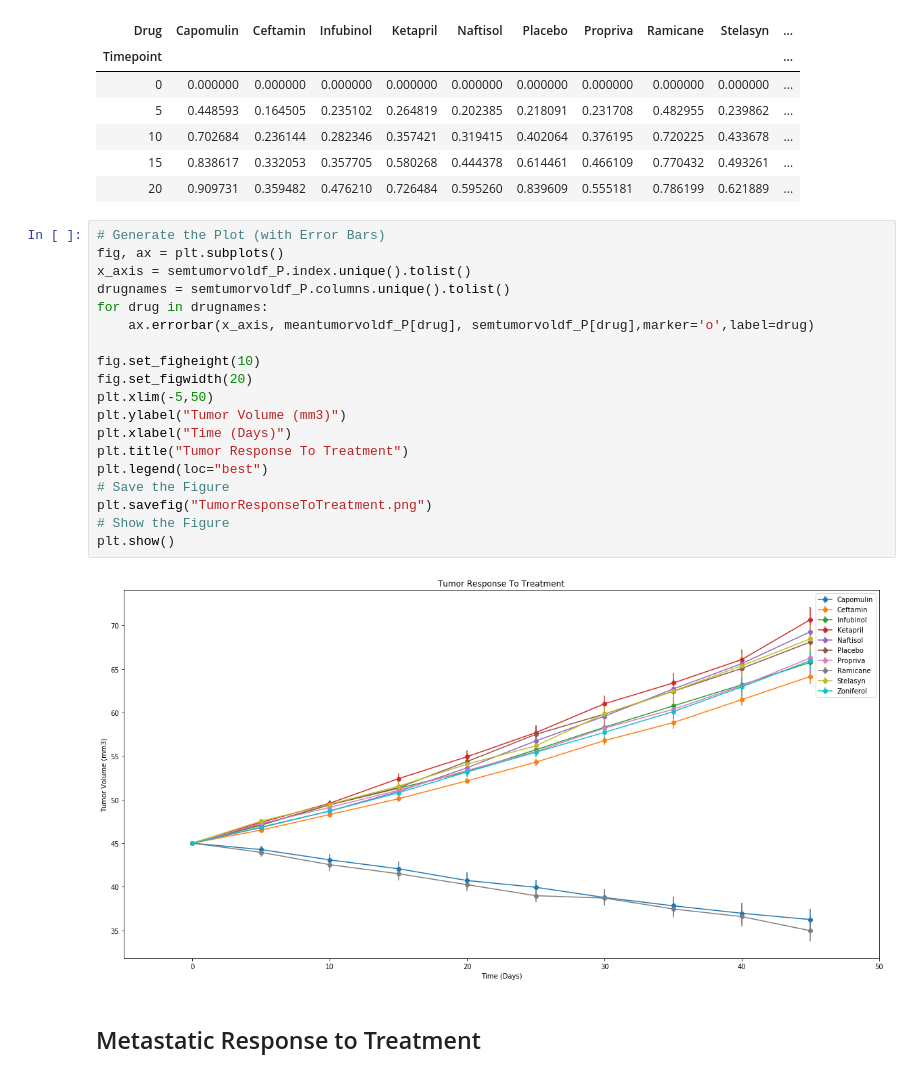
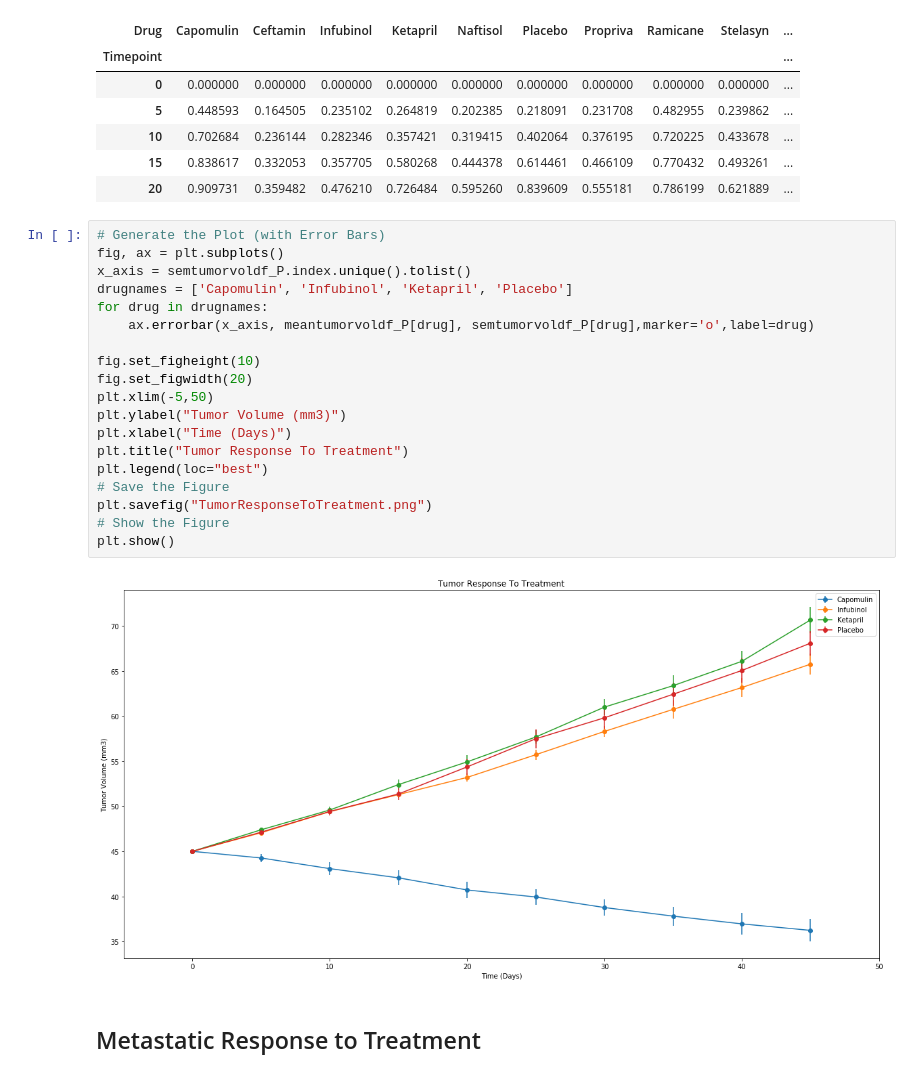
Before and after one commit to kodesiba/matplotlib-challenge, a Jupyter notebook: Pymaceuticals/pymaceuticals.ipynb, the cells around one changed output. Saved outputs shown, nothing was run; the diff lists cells and outputs as text.

```diff
--- a/Pymaceuticals/pymaceuticals.ipynb
+++ b/Pymaceuticals/pymaceuticals.ipynb
@@ -80,24 +80,24 @@ semtumorvoldf_P.head()
 # %%
 # Generate the Plot (with Error Bars)
 fig, ax = plt.subplots()
 x_axis = semtumorvoldf_P.index.unique().tolist()
-drugnames = semtumorvoldf_P.columns.unique().tolist()
+drugnames = ['Capomulin', 'Infubinol', 'Ketapril', 'Placebo']
 for drug in drugnames:
     ax.errorbar(x_axis, meantumorvoldf_P[drug], semtumorvoldf_P[drug],marker='o',label=drug)
 
 fig.set_figheight(10)
 fig.set_figwidth(20)
 plt.xlim(-5,50)
 plt.ylabel("Tumor Volume (mm3)")
 plt.xlabel("Time (Days)")
 plt.title("Tumor Response To Treatment")
 plt.legend(loc="best")
 # Save the Figure
 plt.savefig("TumorResponseToTreatment.png")
 # Show the Figure
 plt.show()
 # %% [output]
-[figure, old version]
+[figure, new version]
 # %% [markdown]
 ## Metastatic Response to Treatment
 # %%
```
Also changed, not shown: parts of 3 cells of this notebook, 4 other files.
